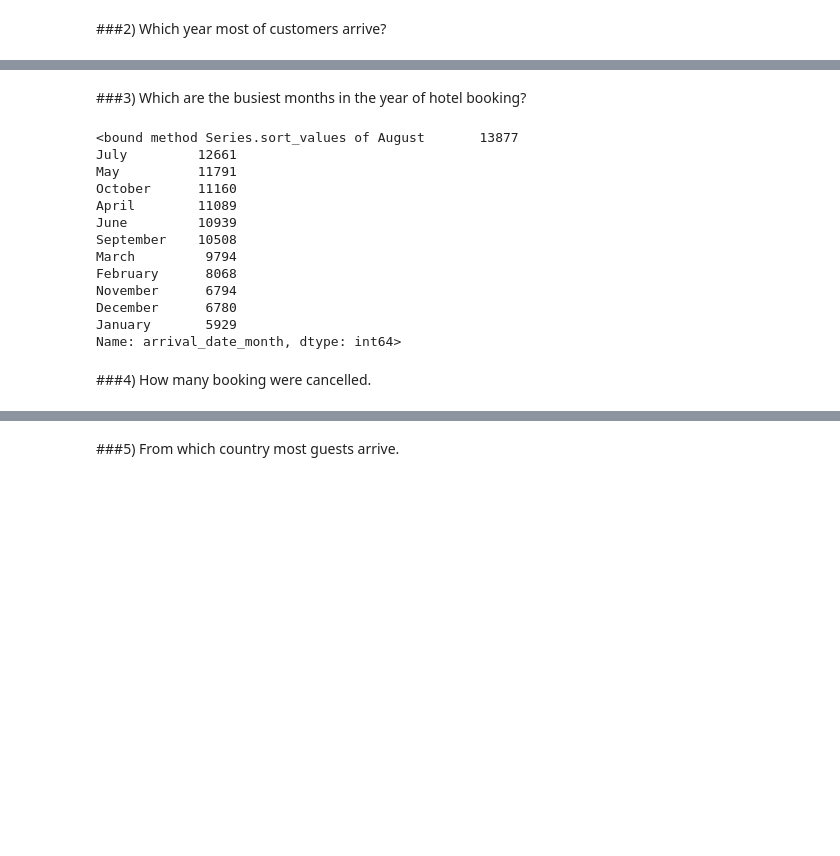
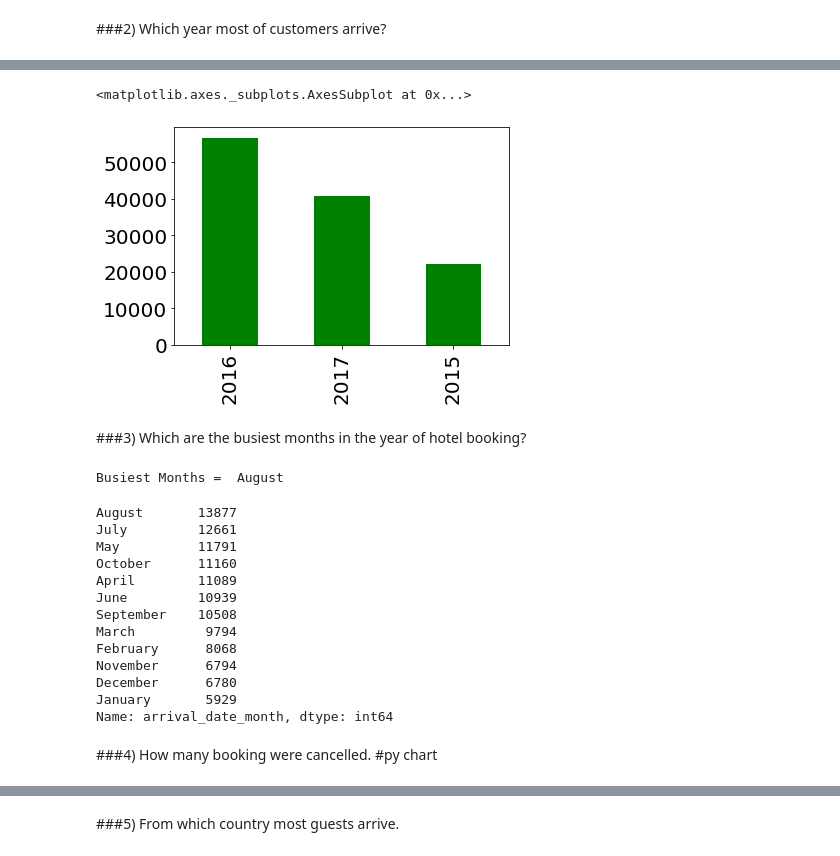
Before and after one commit to shubhankar77/EDA, a Jupyter notebook: hotal_booking.ipynb, the cells around one changed output, grey strips where cells are left out. Cells and saved outputs as stored; diff of their text form; code cells hidden in the pictures; blank space fills up the shorter version.

```diff
--- a/hotal_booking.ipynb
+++ b/hotal_booking.ipynb
@@ -85,3 +116,8 @@ mot.value_counts().unstack()
+# %%
+most_customers.plot(kind='bar',color='green',fontsize=20)
+# %% [output]
+<matplotlib.axes._subplots.AxesSubplot at 0x...>
+[figure, added]
 # %% [markdown]
 ###3) Which are the busiest months in the year of hotel booking?
 # %%
@@ -89,7 +126,11 @@ active_month=df['arrival_date_month'].value_counts()
+# %%
+print("Busiest Months = ",max(monthly, key = monthly.get))
+# %% [output]
+Busiest Months =  August
 # %%
-active_month.sort_values
+active_month
 # %% [output]
-<bound method Series.sort_values of August       13877
+August       13877
 July         12661
 May          11791
 October      11160
@@ -101,7 +142,8 @@ February      8068
 November      6794
 December      6780
 January       5929
-Name: arrival_date_month, dtype: int64>
+Name: arrival_date_month, dtype: int64
 # %% [markdown]
 ###4) How many booking were cancelled.
+#py chart
 # %%
```
Also changed, not shown: parts of 34 cells of this notebook.
